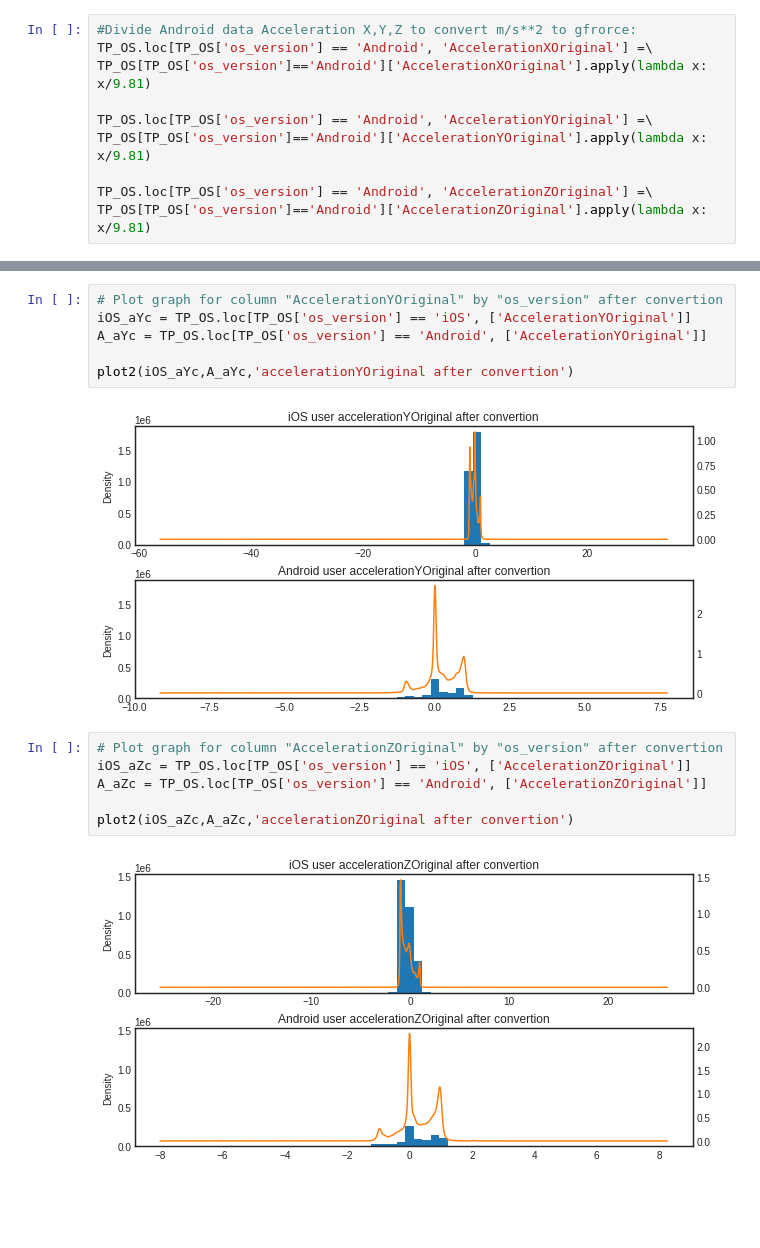
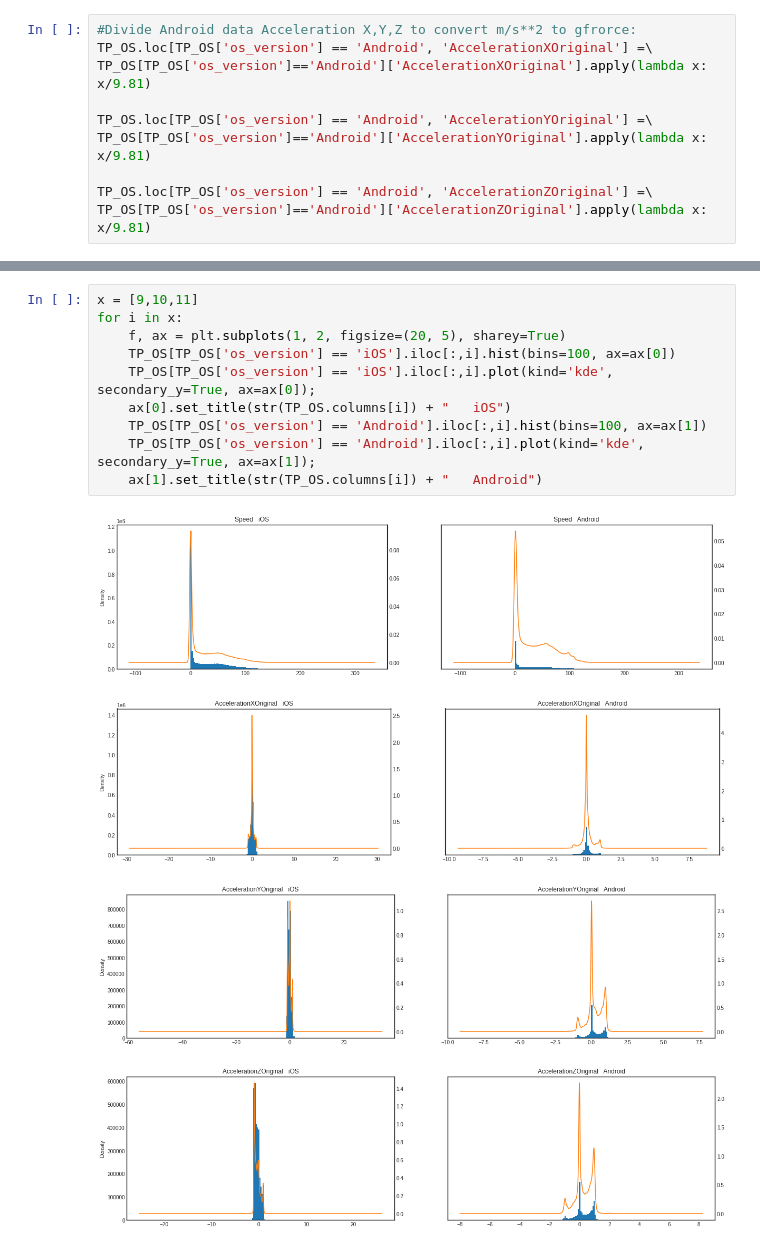
Before and after one commit to Cepera90/test, a Jupyter notebook: test_1_2.ipynb, the cells around one changed output, grey strips where cells are left out. Cells and saved outputs as stored; diff of their text form; blank space fills up the shorter version.

```diff
--- a/test_1_2.ipynb
+++ b/test_1_2.ipynb
@@ -450,17 +386,16 @@ plot2(iOS_aXc,A_aXc,'accelerationXOriginal after convertion')
-# %%
-# Plot graph for column "AccelerationYOriginal" by "os_version" after convertion
-iOS_aYc = TP_OS.loc[TP_OS['os_version'] == 'iOS', ['AccelerationYOriginal']]
-A_aYc = TP_OS.loc[TP_OS['os_version'] == 'Android', ['AccelerationYOriginal']]
-
-plot2(iOS_aYc,A_aYc,'accelerationYOriginal after convertion')
-# %% [output]
-[figure, removed]
-# %%
-# Plot graph for column "AccelerationZOriginal" by "os_version" after convertion
-iOS_aZc = TP_OS.loc[TP_OS['os_version'] == 'iOS', ['AccelerationZOriginal']]
-A_aZc = TP_OS.loc[TP_OS['os_version'] == 'Android', ['AccelerationZOriginal']]
-
-plot2(iOS_aZc,A_aZc,'accelerationZOriginal after convertion')
-# %% [output]
-[figure, removed]
+# %%
+x = [9,10,11]
+for i in x:
+    f, ax = plt.subplots(1, 2, figsize=(20, 5), sharey=True)
+    TP_OS[TP_OS['os_version'] == 'iOS'].iloc[:,i].hist(bins=100, ax=ax[0])
+    TP_OS[TP_OS['os_version'] == 'iOS'].iloc[:,i].plot(kind='kde', secondary_y=True, ax=ax[0]);
+    ax[0].set_title(str(TP_OS.columns[i]) + "   iOS")
+    TP_OS[TP_OS['os_version'] == 'Android'].iloc[:,i].hist(bins=100, ax=ax[1])
+    TP_OS[TP_OS['os_version'] == 'Android'].iloc[:,i].plot(kind='kde', secondary_y=True, ax=ax[1]);
+    ax[1].set_title(str(TP_OS.columns[i]) + "   Android")
+# %% [output]
+[figure, added]
+[figure, added]
+[figure, added]
+[figure, added]
 # %%
```
Also changed, not shown: parts of 18 cells of this notebook.
